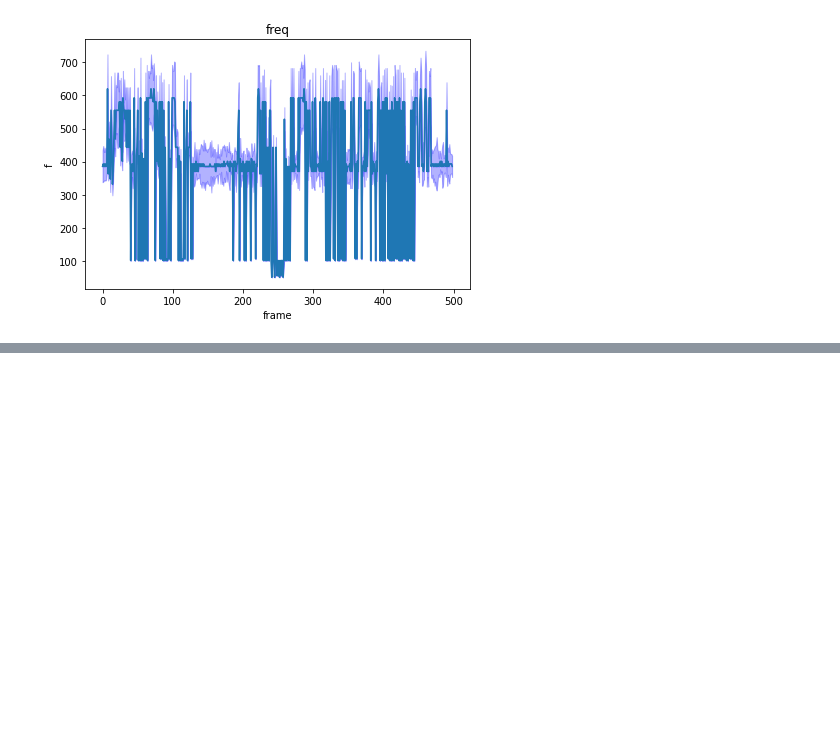
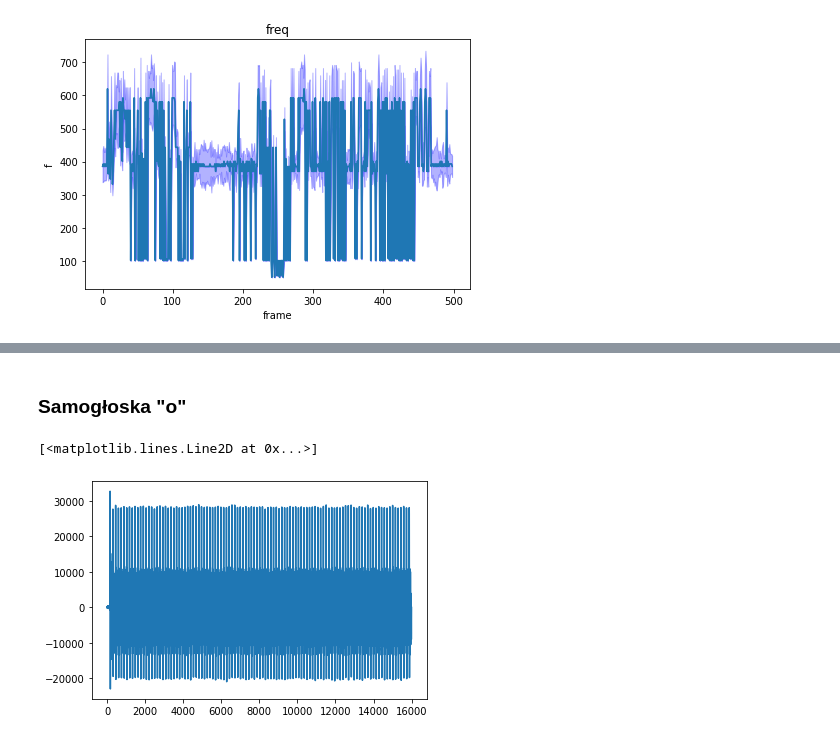
Before and after one commit to karlosos/acoustic_signals, a Jupyter notebook: lab07/Lab_07_Dzialowski.ipynb, the cells around one changed output, grey strips where cells are left out. Saved outputs shown, nothing was run; the diff lists cells and outputs as text; code cells hidden in the pictures; blank space fills up the shorter version.

```diff
--- a/lab07/Lab_07_Dzialowski.ipynb
+++ b/lab07/Lab_07_Dzialowski.ipynb
@@ -172,0 +246,7 @@ Formant 2 Mean dissonance: 1.1983967935871744
+# %%
+s.params["F0"] = np.ones(s.params["N_SAMP"])*110 # Change F0 to steady-state 200 Hz
+formants = [np.ones(s.params["N_SAMP"])*270, np.ones(s.params["N_SAMP"])*2300, np.ones(s.params["N_SAMP"])*3000,  np.ones(s.params["N_SAMP"])*3500,  np.ones(s.params["N_SAMP"])*4500]
+s.params["FF"] = formants
+# %%
+s.run()
+s.play()
@@ -172,0 +255,15 @@ Formant 2 Mean dissonance: 1.1983967935871744
+# %% [markdown]
+### Samogłoska "o"
+# %%
+s.params["F0"] = np.ones(s.params["N_SAMP"])*110 # Change F0 to steady-state 200 Hz
+formants = [np.ones(s.params["N_SAMP"])*500, np.ones(s.params["N_SAMP"])*800, np.ones(s.params["N_SAMP"])*2500,  np.ones(s.params["N_SAMP"])*3500,  np.ones(s.params["N_SAMP"])*4500]
+s.params["FF"] = formants
+# %%
+s.run()
+s.play()
+# %%
+y = s._get_int16at16K()
+plt.plot(y)
+# %% [output]
+[<matplotlib.lines.Line2D at 0x...>]
+[figure, added]
```
Also changed, not shown: parts of 22 cells of this notebook, 5 other files.
